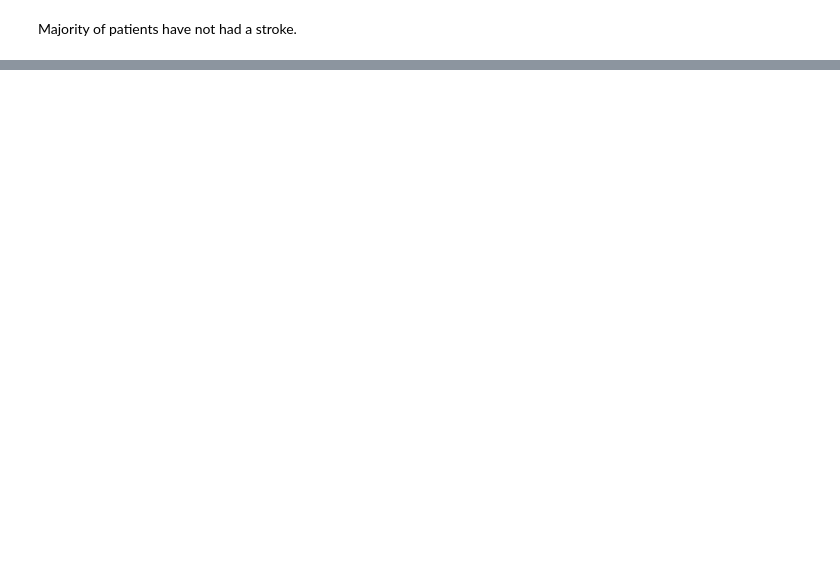
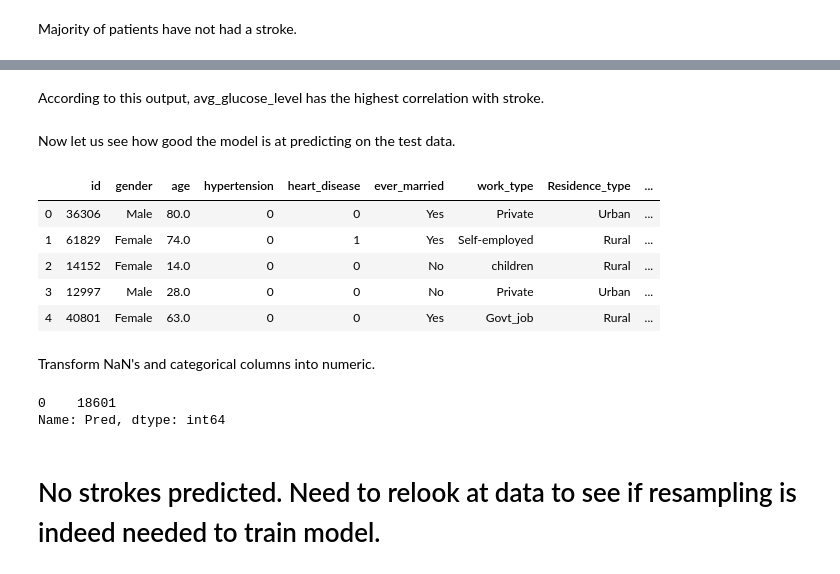
Before and after one commit to mindyng/Technical-Assessments, a Jupyter notebook: Stroke Prediction.ipynb, the cells around one changed output, grey strips where cells are left out. Saved outputs shown, nothing was run; the diff lists cells and outputs as text; code cells hidden in the pictures; blank space fills up the shorter version.

```diff
--- a/Stroke Prediction.ipynb
+++ b/Stroke Prediction.ipynb
@@ -324,0 +529,16 @@ Now, let us look at some relationships!
+# %% [markdown]
+According to this output, avg_glucose_level has the highest correlation with stroke.
+# %% [markdown]
+Now let us see how good the model is at predicting on the test data.
+# %%
+df2 = pd.read_csv('test_2v.csv')
+df2.head()
+# %% [output]
+|  | id | gender | age | hypertension | heart_disease | ever_married | work_type | Residence_type | ... |
+| 0 | 36306 | Male | 80.0 | 0 | 0 | Yes | Private | Urban | ... |
+| 1 | 61829 | Female | 74.0 | 0 | 1 | Yes | Self-employed | Rural | ... |
+| 2 | 14152 | Female | 14.0 | 0 | 0 | No | children | Rural | ... |
+| 3 | 12997 | Male | 28.0 | 0 | 0 | No | Private | Urban | ... |
+| 4 | 40801 | Female | 63.0 | 0 | 0 | Yes | Govt_job | Rural | ... |
+# %% [markdown]
+Transform NaN's and categorical columns into numeric.
@@ -324,0 +552,9 @@ Now, let us look at some relationships!
+# %%
+pred = ran.predict(df2)
+prediction = pd.DataFrame(pred,columns=['Pred'])
+prediction['Pred'].value_counts()
+# %% [output]
+0    18601
+Name: Pred, dtype: int64
+# %% [markdown]
+# No strokes predicted. Need to relook at data to see if resampling is indeed needed to train model.
```
Also changed, not shown: parts of 29 cells of this notebook.
